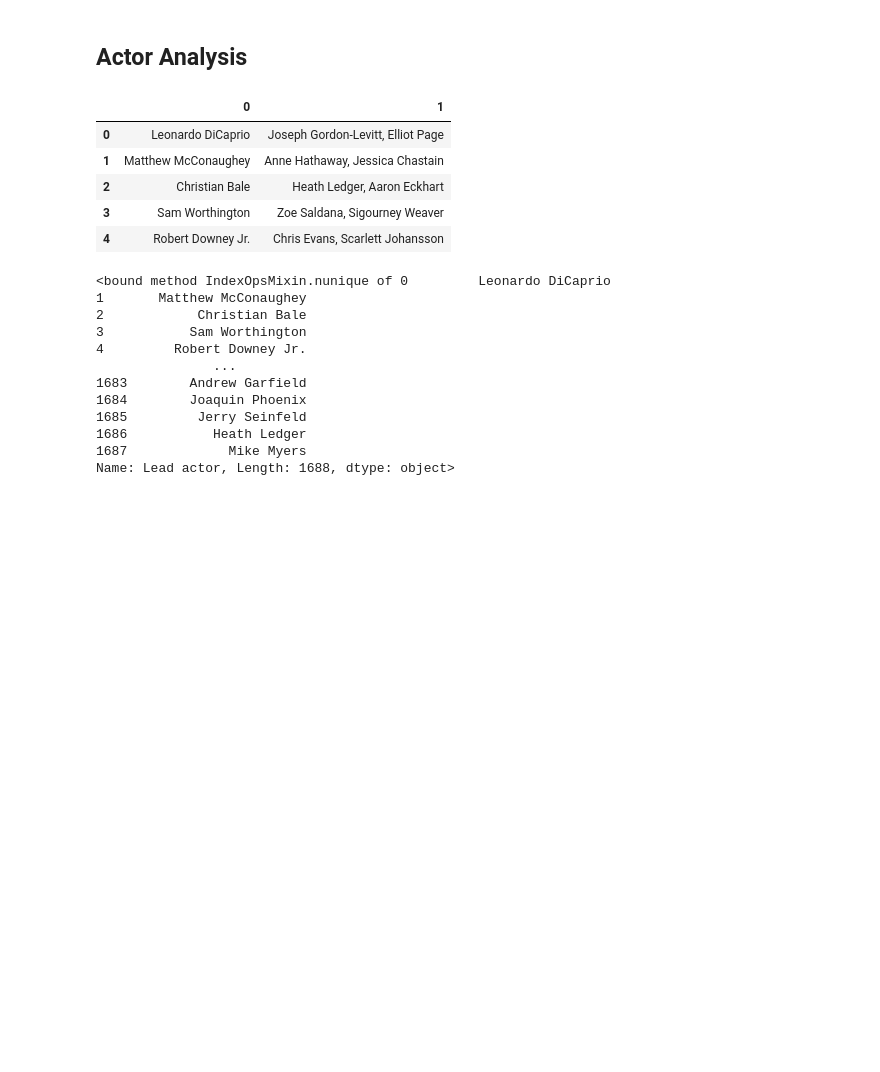
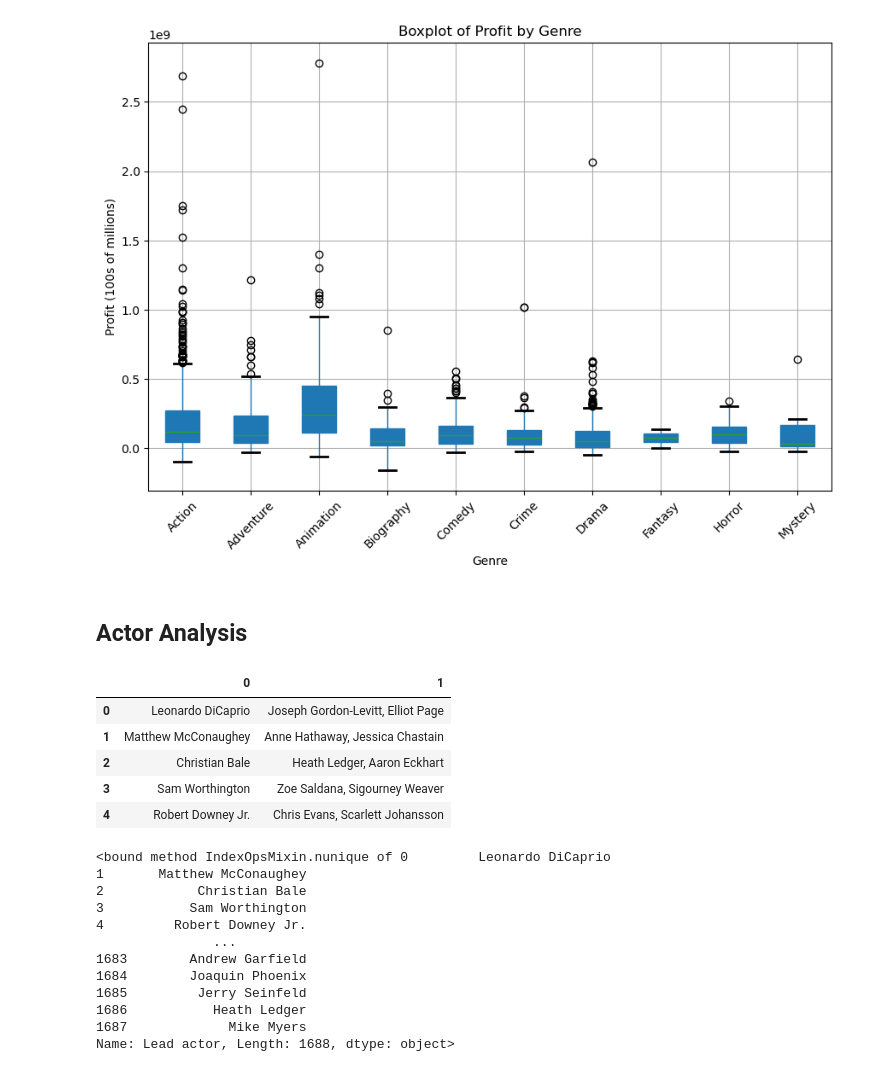
Before and after one commit to jvwastaken/Blockbuster-Breakdown, a Jupyter notebook: Data/Data_Analysis.ipynb, the cells around one changed output. Drawn from its saved outputs; the diff is of its cells as text; code cells hidden in the pictures; blank space fills up the shorter version.

```diff
--- a/Data/Data_Analysis.ipynb
+++ b/Data/Data_Analysis.ipynb
@@ -19,3 +39,18 @@ movie_df.head()
+# %%
+plot = movie_clean_df.boxplot(by='main_genre', column='profit', figsize=(10, 7), patch_artist = True, capprops = dict(color = "black", linewidth = 2), vert = True, showfliers = True)
+plt.title('')
+plt.suptitle('')
+plot.set_title('')
+plt.xlabel('Genre')
+plt.ylabel('Profit (100s of millions)')
+plt.title('Boxplot of Profit by Genre')
+#ax = plot.add_axes([0, 0, 1, 1])
+
+plt.xticks(rotation=45)
+#plt.grid(False)
+plot = plt.show()
+# %% [output]
+[figure, added]
 # %% [markdown]
 ## Actor Analysis
 # %%
```
Also changed, not shown: parts of 3 cells of this notebook, 2 other files.
